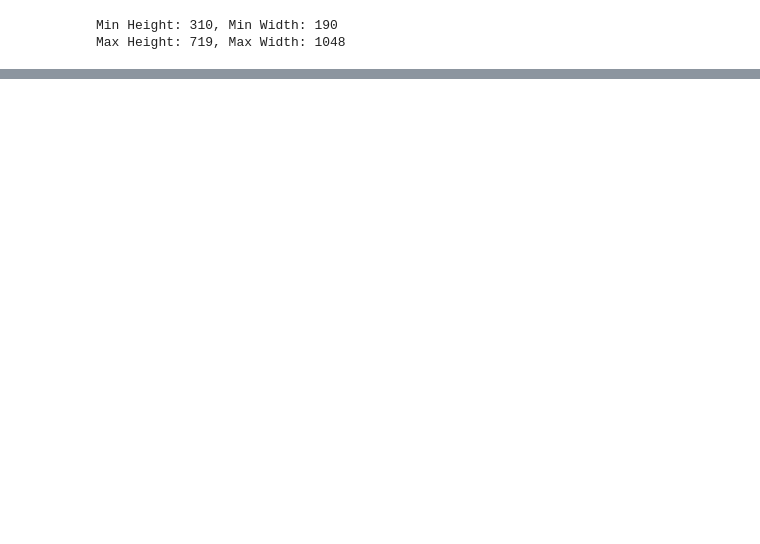
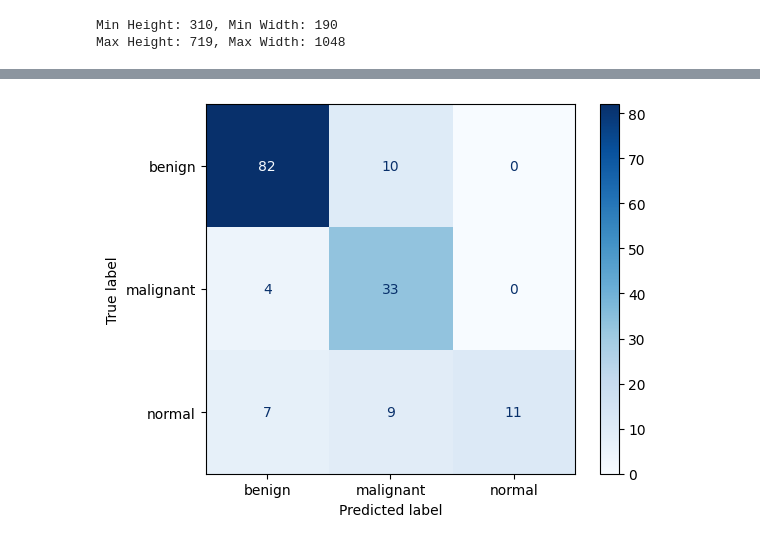
Before and after one commit to srk3vm/DS4002-Project2, a Jupyter notebook: SRC/transfer_learning.ipynb, the cells around one changed output, grey strips where cells are left out. Cells and saved outputs as stored; diff of their text form; code cells hidden in the pictures; blank space fills up the shorter version.

```diff
--- a/SRC/transfer_learning.ipynb
+++ b/SRC/transfer_learning.ipynb
@@ -113,0 +264,14 @@ Processed and saved: drive/MyDrive/new_scans/malignant/full/malignant_17.png
+# %%
+# Unfreeze all layers of the base model or just some of them
+for layer in base_model.layers:
+    layer.trainable = True
+
+# Use a smaller learning rate
+optimizer = Adam(learning_rate=0.0001)
+
+# Compile the model again
+model.compile(optimizer=optimizer, loss=losses, loss_weights=loss_weights, metrics=['accuracy'])
+
+# Continue training
+additional_epochs = 5
+history_finetune = model.fit(train_dataset, validation_data=val_dataset, epochs=additional_epochs)
@@ -113,0 +289,8 @@ Processed and saved: drive/MyDrive/new_scans/malignant/full/malignant_17.png
+# %%
+# Predict using the model
+predicted_outputs = model.predict(val_images)
+predicted_classifications = np.argmax(predicted_outputs[0], axis=1)
+cm = confusion_matrix(val_labels, predicted_classifications)
+classes = ["benign", "malignant", "normal"]
+cm_display = ConfusionMatrixDisplay(cm, display_labels=classes).plot(cmap=plt.cm.Blues)
+# %% [output]
@@ -113,0 +298 @@ Processed and saved: drive/MyDrive/new_scans/malignant/full/malignant_17.png
+[figure, added]
```
Also changed, not shown: parts of 18 cells of this notebook, 2 other files.
